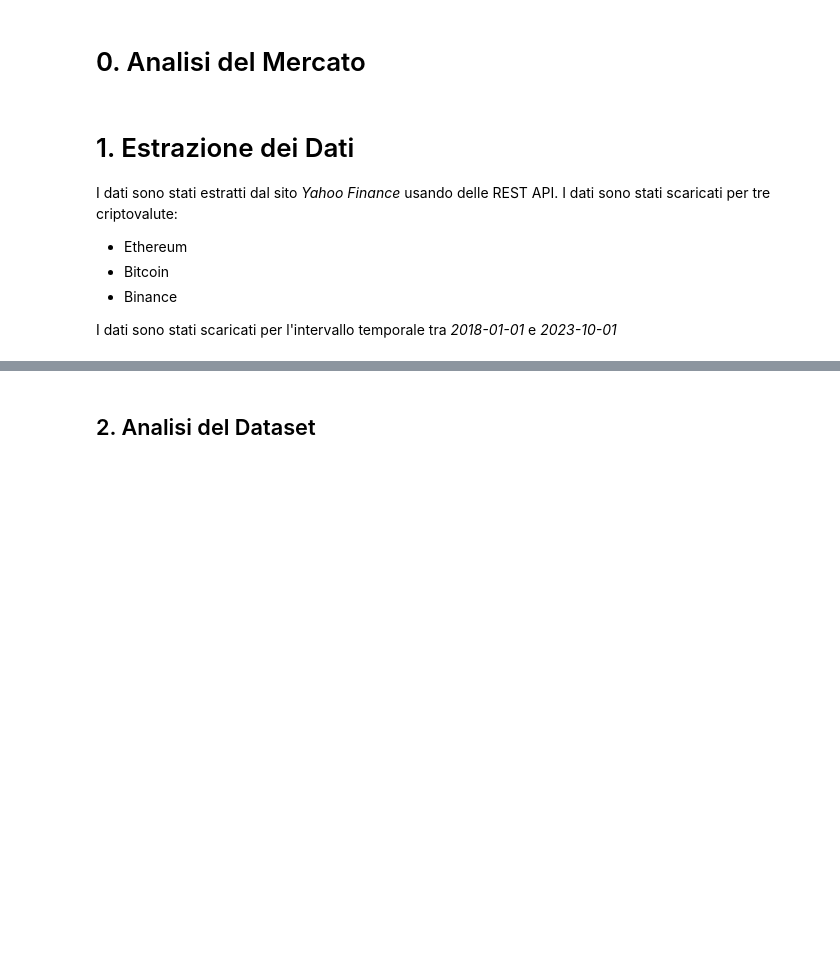
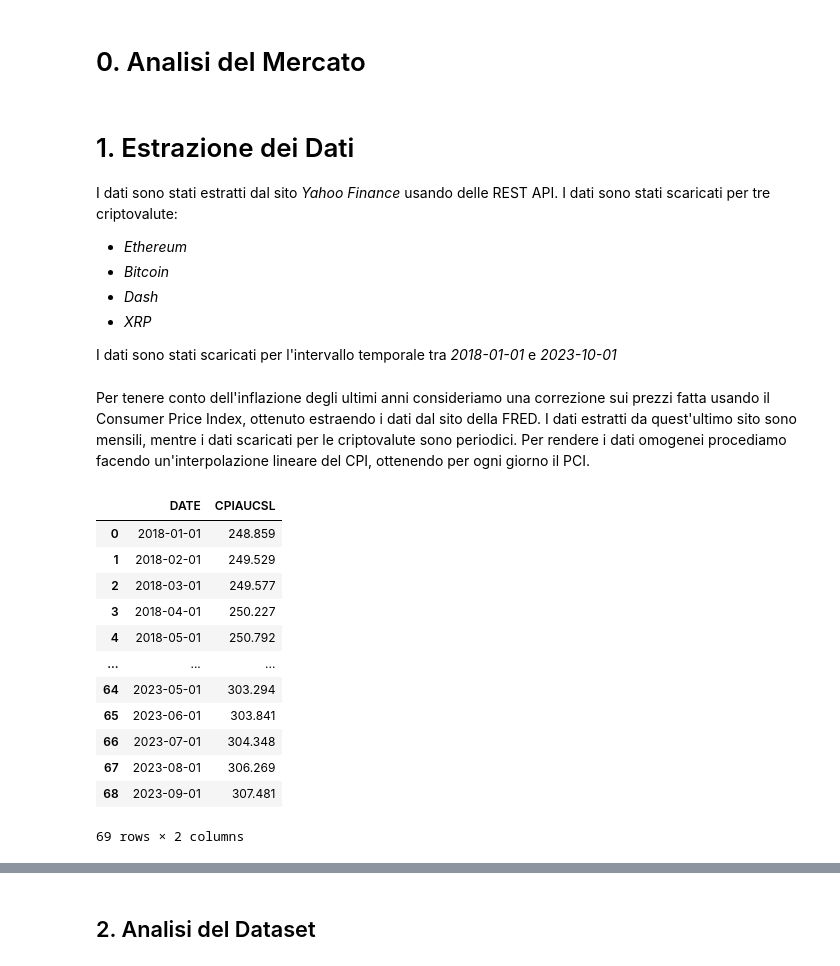
Before and after one commit to SimoneNicosanti/MPSMF_Project, a Jupyter notebook: Progetto.ipynb, the cells around one changed output, grey strips where cells are left out. Saved outputs shown, nothing was run; the diff lists cells and outputs as text; code cells hidden in the pictures; blank space fills up the shorter version.

```diff
--- a/Progetto.ipynb
+++ b/Progetto.ipynb
@@ -5,9 +5,10 @@
 # %% [markdown]
 # 1. Estrazione dei Dati
 I dati sono stati estratti dal sito *Yahoo Finance* usando delle REST API. I dati sono stati scaricati per tre criptovalute: <br>
-* Ethereum <br>
-* Bitcoin <br>
-* Binance <br>
+* *Ethereum*
+* *Bitcoin*
+* *Dash*
+* *XRP*
 
 I dati sono stati scaricati per l'intervallo temporale tra *2018-01-01* e *2023-10-01* <br>
 # %%
@@ -30,3 +31,28 @@ for crypto in cryptoList :
     inputFilePath = os.path.join("./", "data", inputFileName)
     dataFrame : pd.DataFrame = pd.read_csv(filepath_or_buffer = inputFilePath)
     cryptoDataFrameDict[crypto] = dataFrame
+# %% [markdown]
+Per tenere conto dell'inflazione degli ultimi anni consideriamo una correzione sui prezzi fatta usando il Consumer Price Index, ottenuto estraendo i dati dal sito della FRED.
+I dati estratti da quest'ultimo sito sono mensili, mentre i dati scaricati per le criptovalute sono periodici. Per rendere i dati omogenei procediamo facendo un'interpolazione lineare del CPI, ottenendo per ogni giorno il PCI.
+# %%
+cpiDataFrame = pd.read_csv(
+    os.path.join("./", "data", "ConsumerPriceIndex.csv"),
+    date_format = "%Y-%m-%d",
+    parse_dates = ["DATE"]
+    )
+cpiDataFrame["DATE"] = pd.to_datetime(cpiDataFrame["DATE"])
+cpiDataFrame
+# %% [output]
+|  | DATE | CPIAUCSL |
+| 0 | 2018-01-01 | 248.859 |
+| 1 | 2018-02-01 | 249.529 |
+| 2 | 2018-03-01 | 249.577 |
+| 3 | 2018-04-01 | 250.227 |
+| 4 | 2018-05-01 | 250.792 |
+| ... | ... | ... |
+| 64 | 2023-05-01 | 303.294 |
+| 65 | 2023-06-01 | 303.841 |
+| 66 | 2023-07-01 | 304.348 |
+| 67 | 2023-08-01 | 306.269 |
+| 68 | 2023-09-01 | 307.481 |
+69 rows × 2 columns
```
Also changed, not shown: parts of 16 cells of this notebook, 5 other files.
